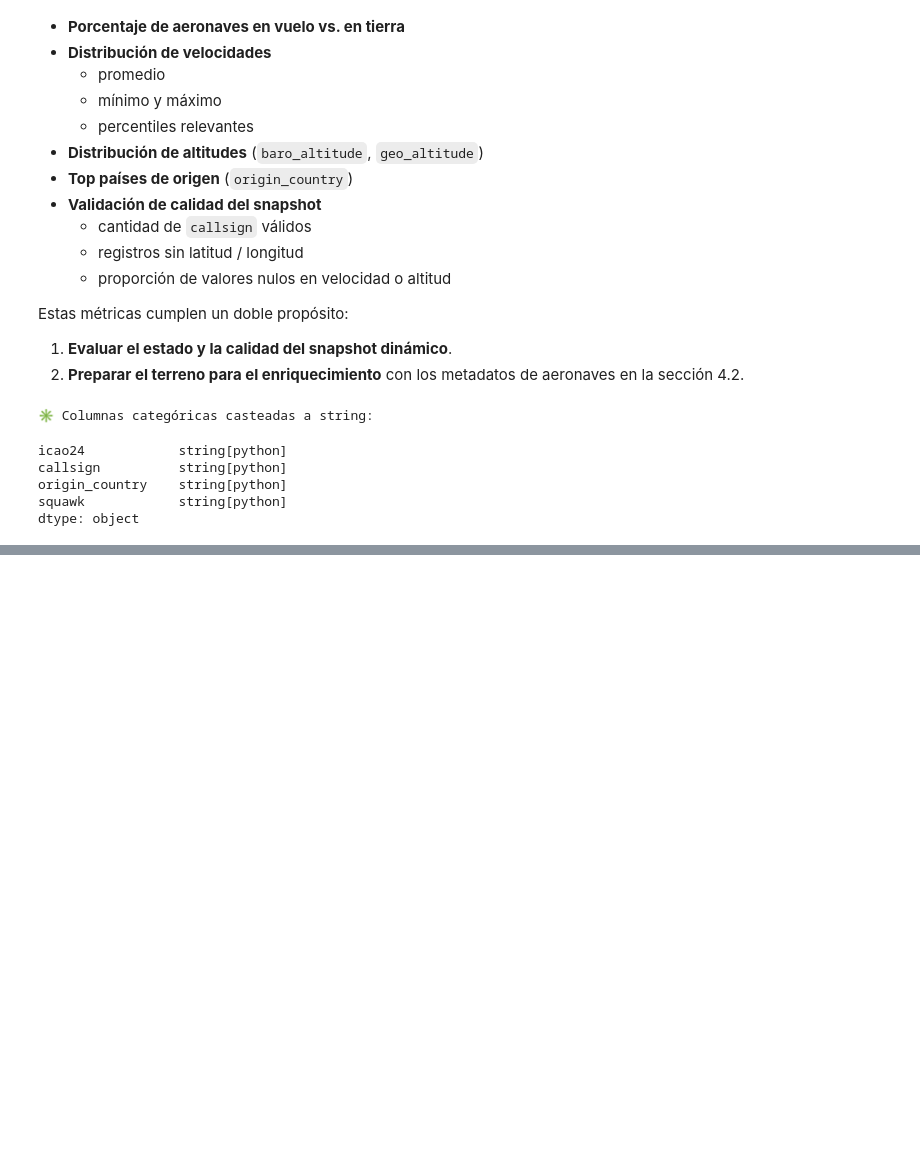
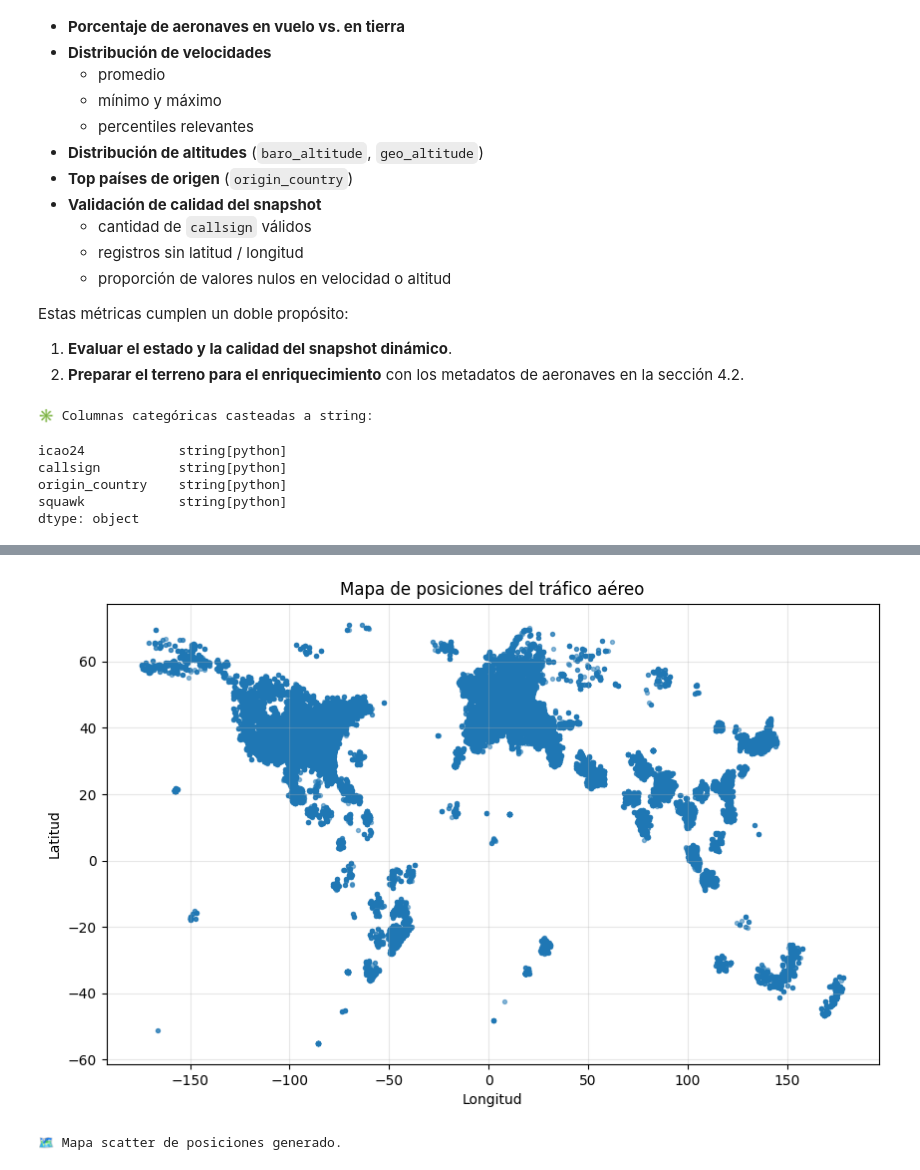
Before and after one commit to fernandezelias/ETL_OpenSky_Aviation, a Jupyter notebook: notebooks/01_opensky_etl.ipynb, the cells around one changed output, grey strips where cells are left out. Cells and saved outputs as stored; diff of their text form; code cells hidden in the pictures; blank space fills up the shorter version.

```diff
--- a/notebooks/01_opensky_etl.ipynb
+++ b/notebooks/01_opensky_etl.ipynb
@@ -1289,0 +1701,18 @@ pais_top: United States
+# %%
+# --- Scatter geográfico de posiciones ---
+# Se grafican las coordenadas válidas del snapshot para visualizar el mapa de aeronaves.
+
+df_coords = df_states_gold_final.dropna(subset=["latitude", "longitude"])
+
+plt.scatter(df_coords["longitude"], df_coords["latitude"], s=8, alpha=0.5)
+plt.title("Mapa de posiciones del tráfico aéreo")
+plt.xlabel("Longitud")
+plt.ylabel("Latitud")
+plt.grid(True, alpha=0.3)
+
+plt.show()
+
+print("🗺️ Mapa scatter de posiciones generado.")
+# %% [output]
+[figure, added]
+🗺️ Mapa scatter de posiciones generado.
```
Also changed, not shown: parts of 36 cells of this notebook.
